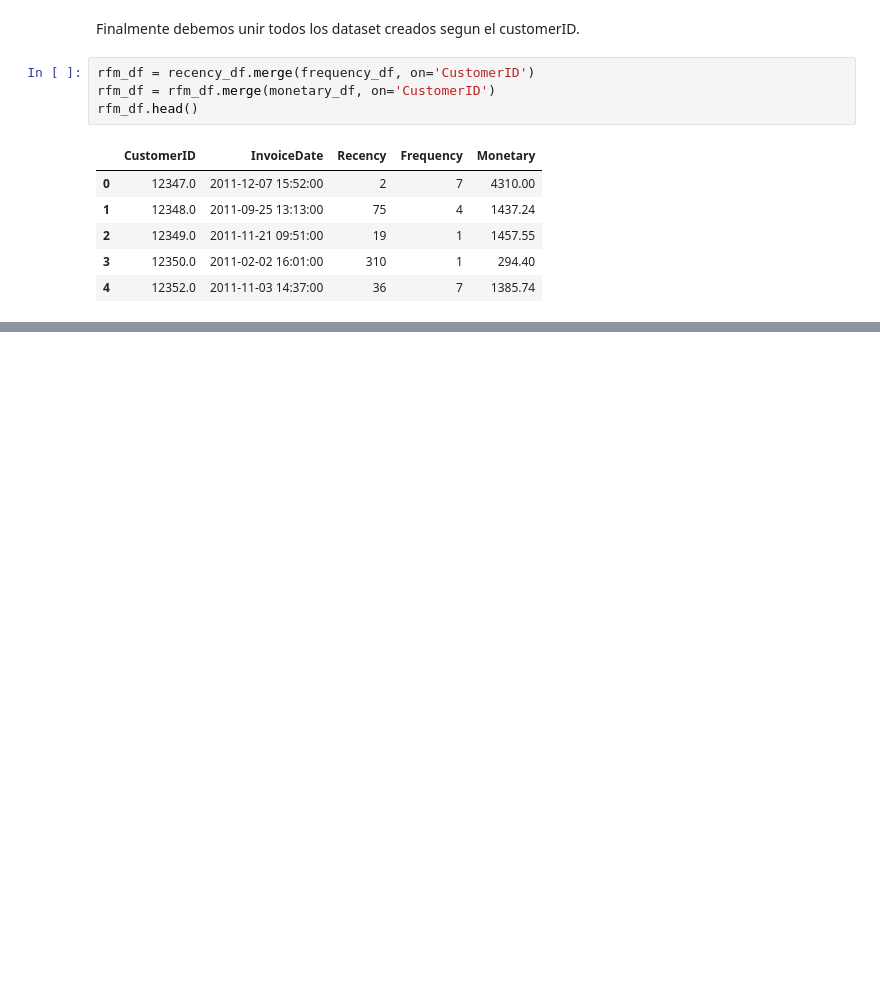
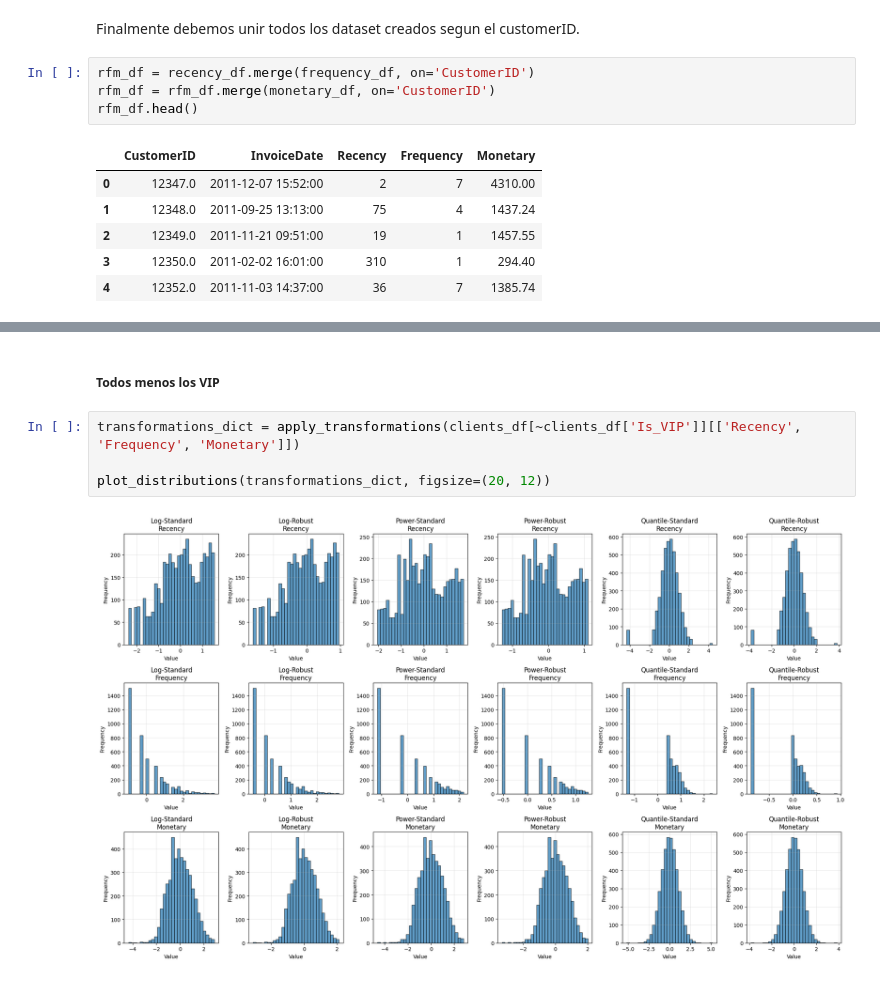
Before and after one commit to PulidoLuciano/RetailClustering, a Jupyter notebook: RetailClustering/notebooks/raw_visualization.ipynb, the cells around one changed output, grey strips where cells are left out. Saved outputs shown, nothing was run; the diff lists cells and outputs as text; blank space fills up the shorter version.

```diff
--- a/RetailClustering/notebooks/raw_visualization.ipynb
+++ b/RetailClustering/notebooks/raw_visualization.ipynb
@@ -545,0 +766,8 @@ rfm_df.head()
+# %% [markdown]
+##### Todos menos los VIP
+# %%
+transformations_dict = apply_transformations(clients_df[~clients_df['Is_VIP']][['Recency', 'Frequency', 'Monetary']])
+
+plot_distributions(transformations_dict, figsize=(20, 12))
+# %% [output]
+[figure, added]
```
Also changed, not shown: parts of 27 cells of this notebook.
